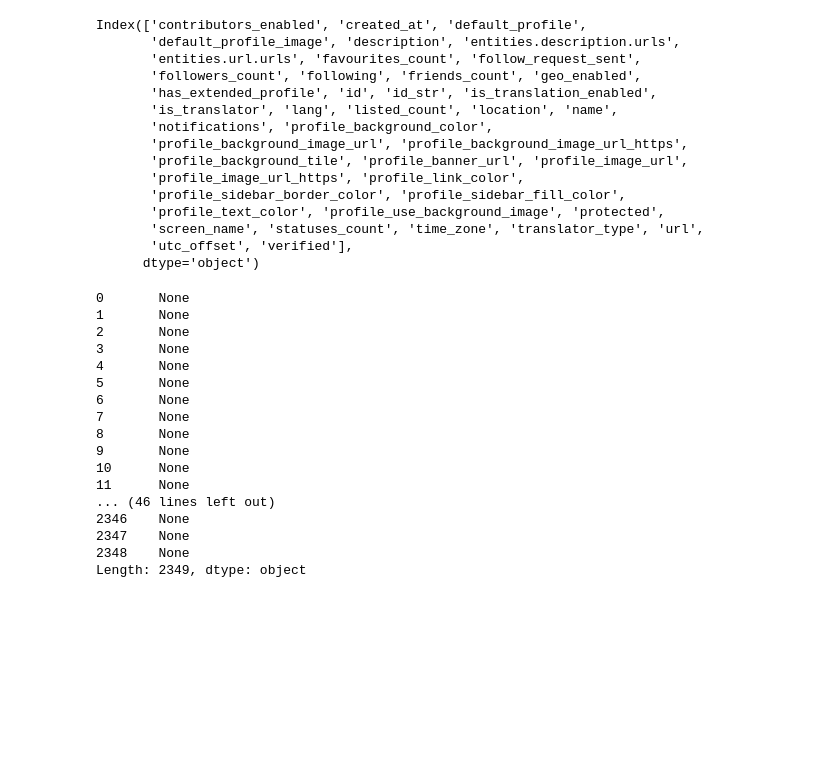
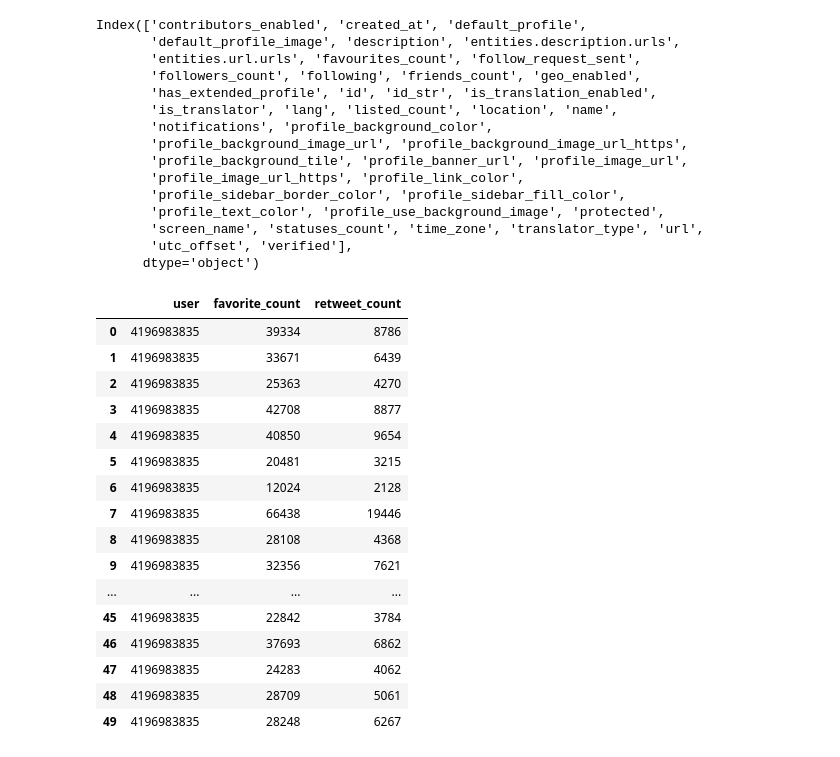
Before and after one commit to liuyang21cn/Udacity-DAND, a Jupyter notebook: 2-Data-Wrangling/Wrangle-And-Analyze-Data-Project/wrangle_act.ipynb, the cells around one changed output. Cells and saved outputs as stored; diff of their text form; code cells hidden in the pictures; blank space fills up the shorter version.

```diff
--- a/2-Data-Wrangling/Wrangle-And-Analyze-Data-Project/wrangle_act.ipynb
+++ b/2-Data-Wrangling/Wrangle-And-Analyze-Data-Project/wrangle_act.ipynb
@@ -315,8 +302,8 @@ memory usage: 213.0+ KB
 tweets_clean = tweets.copy()
 # %%
 from pandas.io.json import json_normalize
-user = json_normalize(tweets_clean['user'])
-user.columns
+user_info = json_normalize(tweets_clean['user'])
+user_info.columns
 # %% [output]
 Index(['contributors_enabled', 'created_at', 'default_profile',
        'default_profile_image', 'description', 'entities.description.urls',
@@ -333,27 +320,24 @@ Index(['contributors_enabled', 'created_at', 'default_profile',
        'screen_name', 'statuses_count', 'time_zone', 'translator_type', 'url',
        'utc_offset', 'verified'],
       dtype='object')
-# %%
-def clean_user_id(tweets):
-    user = tweets['user']
-    tweets['user'] = user['id']
-
-tweets_clean.apply(clean_user_id, axis = 1)
-# %% [output]
-0       None
-1       None
-2       None
-3       None
-4       None
-5       None
-6       None
-7       None
-8       None
-9       None
-10      None
-11      None
-... (46 lines left out)
-2346    None
-2347    None
-2348    None
-Length: 2349, dtype: object
+# %%
+tweets_clean['user'] = user_info['id']
+tweets_clean.head()
+# %% [output]
+|  | user | favorite_count | retweet_count |
+| 0 | 4196983835 | 39334 | 8786 |
+| 1 | 4196983835 | 33671 | 6439 |
+| 2 | 4196983835 | 25363 | 4270 |
+| 3 | 4196983835 | 42708 | 8877 |
+| 4 | 4196983835 | 40850 | 9654 |
+| 5 | 4196983835 | 20481 | 3215 |
+| 6 | 4196983835 | 12024 | 2128 |
+| 7 | 4196983835 | 66438 | 19446 |
+| 8 | 4196983835 | 28108 | 4368 |
+| 9 | 4196983835 | 32356 | 7621 |
+| ... | ... | ... | ... |
+| 45 | 4196983835 | 22842 | 3784 |
+| 46 | 4196983835 | 37693 | 6862 |
+| 47 | 4196983835 | 24283 | 4062 |
+| 48 | 4196983835 | 28709 | 5061 |
+| 49 | 4196983835 | 28248 | 6267 |
```
Also changed, not shown: parts of 7 cells of this notebook.
